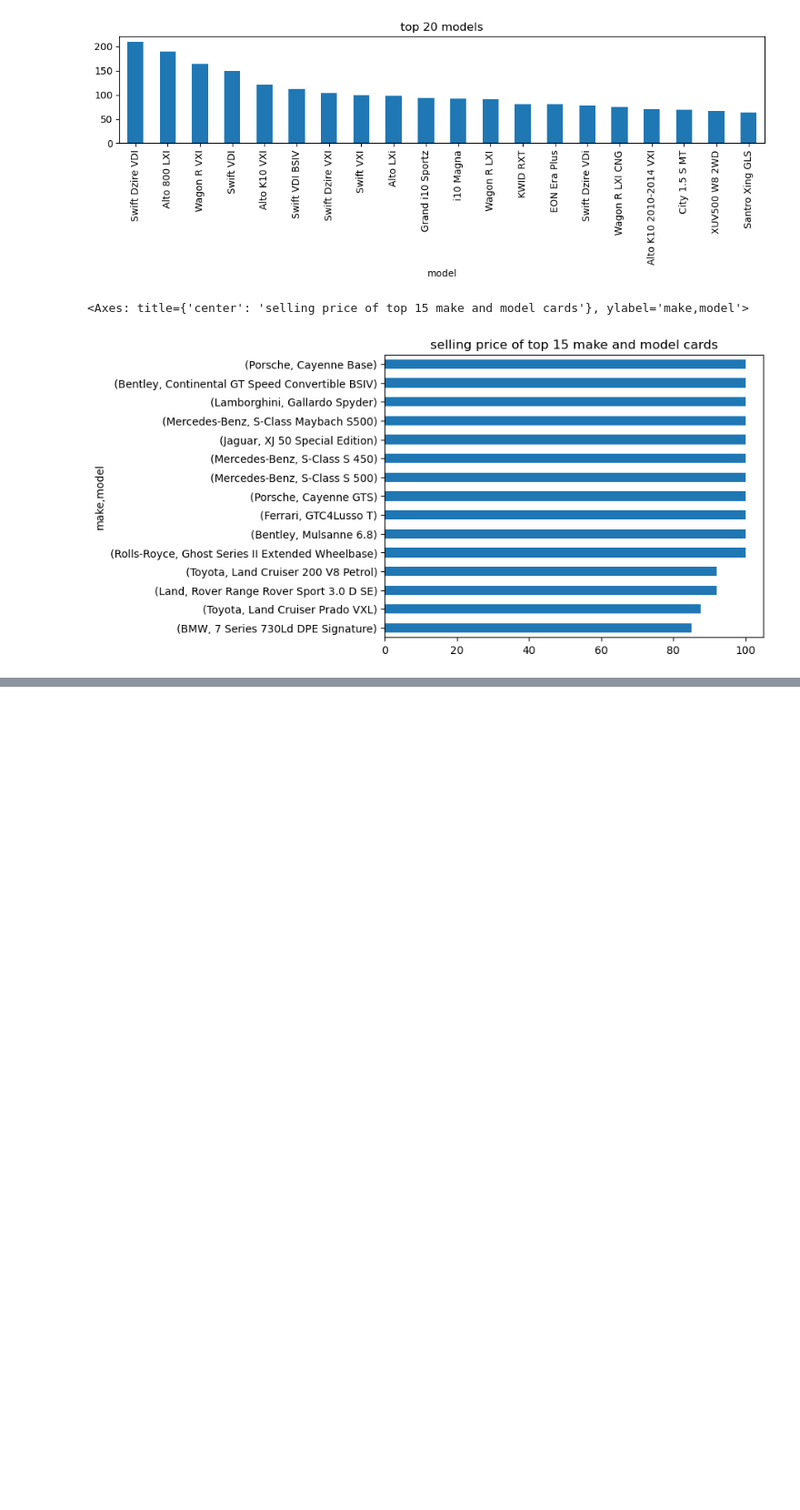
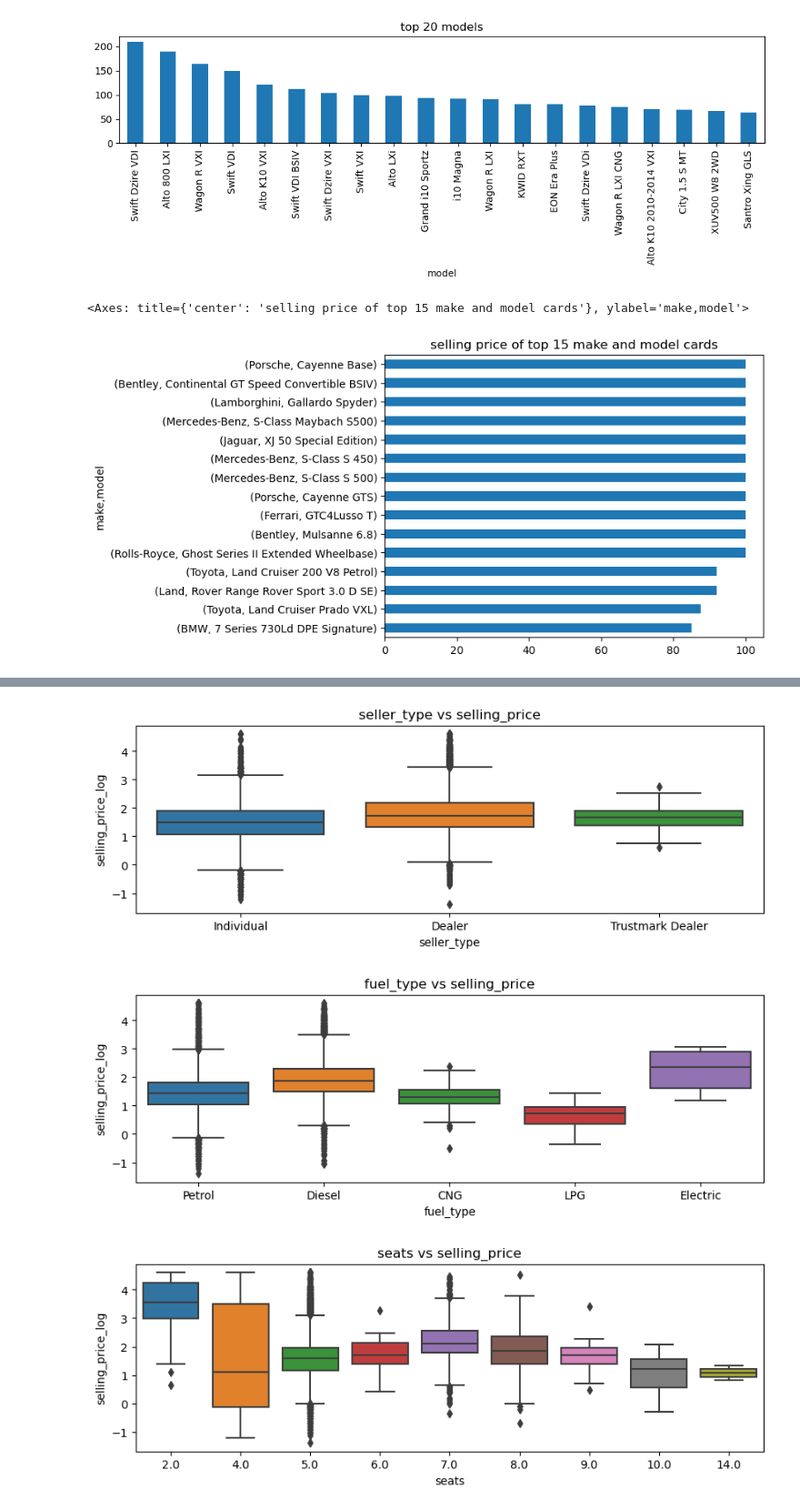
Before and after one commit to UpendraSinghRathore85/ML-Projects-Python, a Jupyter notebook: LinearRegression/01 cars24_eda .ipynb, the cells around one changed output, grey strips where cells are left out. Shown at 91% size. Drawn from its saved outputs; the diff is of its cells as text; code cells hidden in the pictures; blank space fills up the shorter version.

```diff
--- a/LinearRegression/cars24_eda.ipynb
+++ b/LinearRegression/01 cars24_eda .ipynb
@@ -212,0 +235,12 @@ df.groupby(['make', 'model'])[ 'selling_price'].max().sort_values()[-15:].plot(k
+# %%
+df['selling_price_log'] = np.log(df.selling_price.values)
+# %%
+for col in ['seller_type', 'fuel_type', 'seats']:
+    plt.figure(figsize=(10,3))
+    sns.boxplot(y='selling_price_log',x=col, data=df)
+    plt.title(f'{col} vs selling_price')
+    plt.show()
+# %% [output]
+[figure, added]
+[figure, added]
+[figure, added]
```
Also changed, not shown: parts of 18 cells of this notebook, 1 other file.
